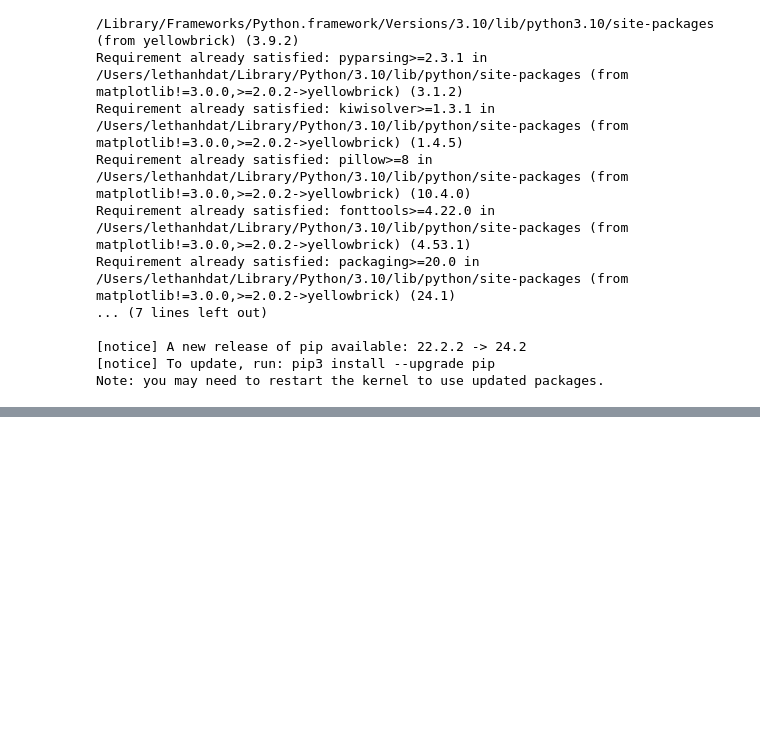
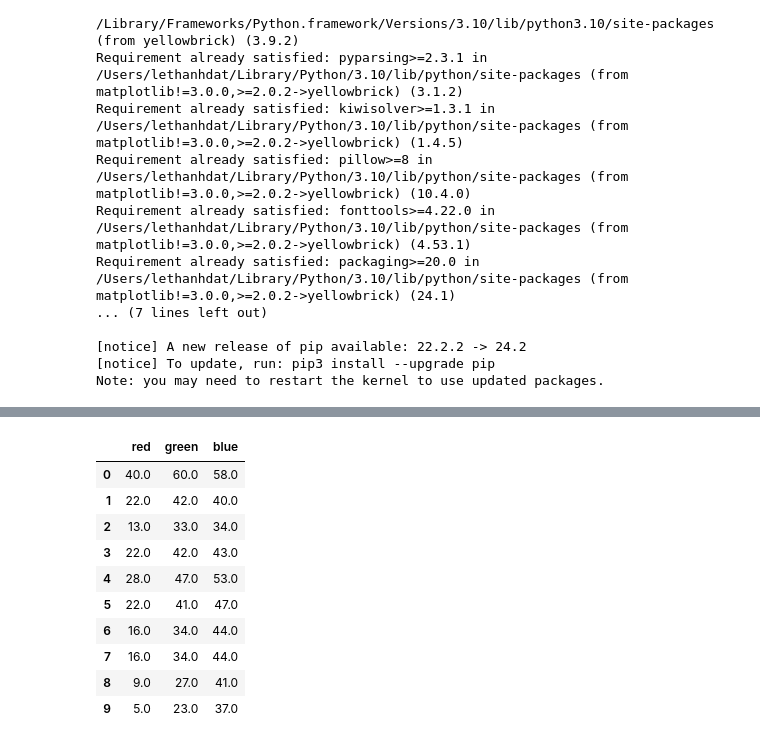
Before and after one commit to lds217/Computer-Vision-Learning, a Jupyter notebook: WEEK3/2/Phân đoạn ảnh với KMean/dat_segmentation_with_kmeans.ipynb, the cells around one changed output, grey strips where cells are left out. Drawn from its saved outputs; the diff is of its cells as text; code cells hidden in the pictures; blank space fills up the shorter version.

```diff
--- a/WEEK3/2/Phân đoạn ảnh với KMean/dat_segmentation_with_kmeans.ipynb
+++ b/WEEK3/2/Phân đoạn ảnh với KMean/dat_segmentation_with_kmeans.ipynb
@@ -28,0 +63,18 @@ from yellowbrick.cluster import KElbowVisualizer
+# %%
+px_image=image.reshape(-1,3).astype(np.float32)
+px_image.shape
+table = pd.DataFrame(px_image, columns=["red","green","blue"])
+px_image = px_image/255.0
+table.head(10)
+# %% [output]
+|  | red | green | blue |
+| 0 | 40.0 | 60.0 | 58.0 |
+| 1 | 22.0 | 42.0 | 40.0 |
+| 2 | 13.0 | 33.0 | 34.0 |
+| 3 | 22.0 | 42.0 | 43.0 |
+| 4 | 28.0 | 47.0 | 53.0 |
+| 5 | 22.0 | 41.0 | 47.0 |
+| 6 | 16.0 | 34.0 | 44.0 |
+| 7 | 16.0 | 34.0 | 44.0 |
+| 8 | 9.0 | 27.0 | 41.0 |
+| 9 | 5.0 | 23.0 | 37.0 |
```
Also changed, not shown: parts of 6 cells of this notebook.
